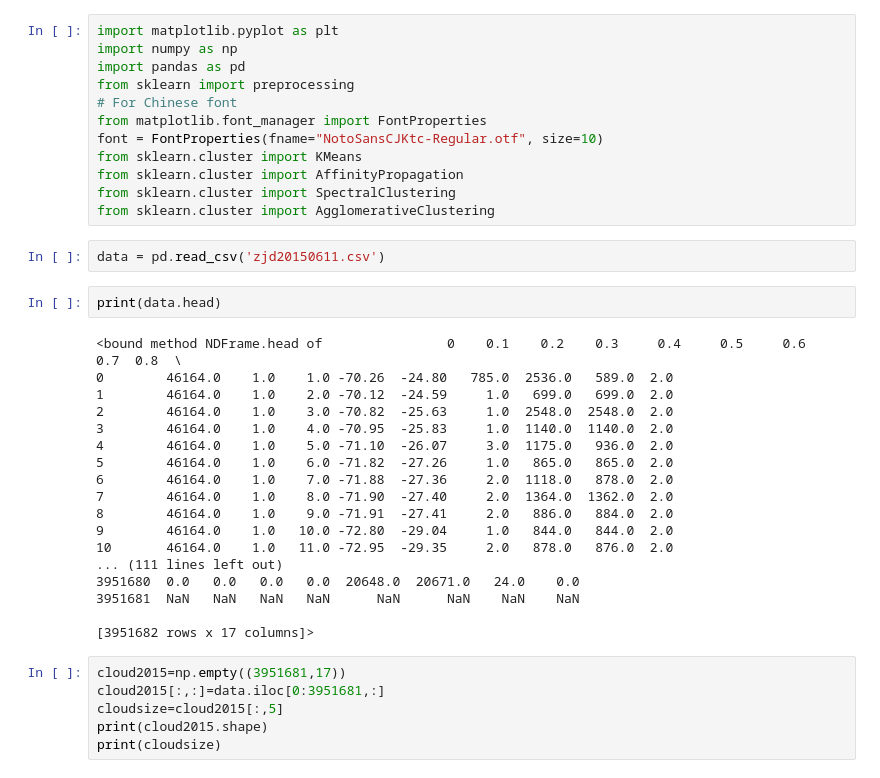
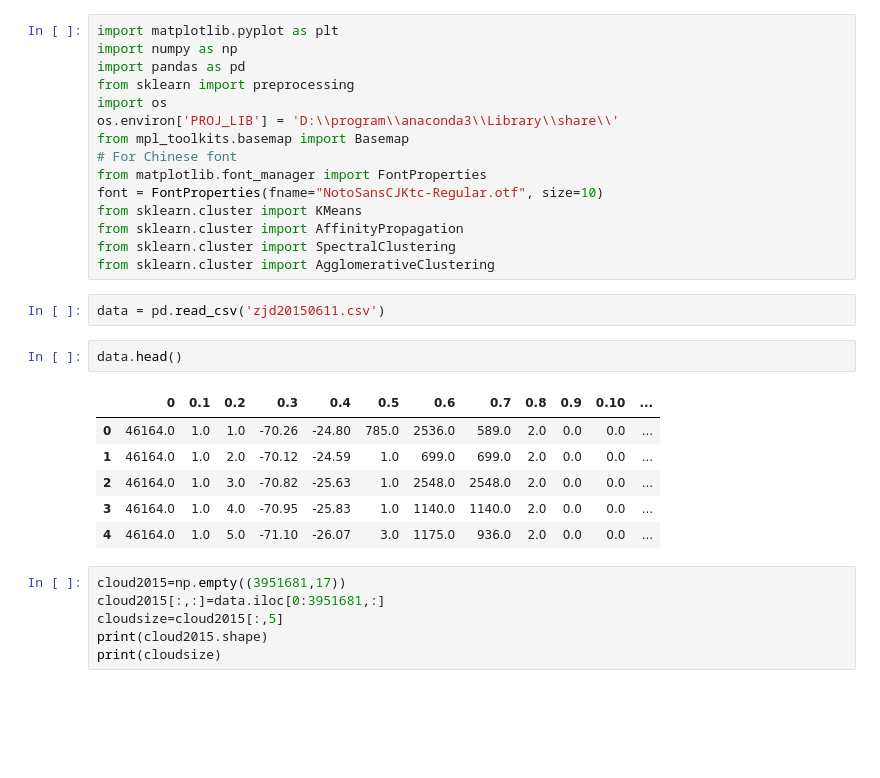
Before and after one commit to jerryjerry9/cloudsat_ml, a Jupyter notebook: Untitled.ipynb, the cells around one changed output. Drawn from its saved outputs; the diff is of its cells as text; blank space fills up the shorter version.

```diff
--- a/Untitled.ipynb
+++ b/Untitled.ipynb
@@ -3,6 +3,9 @@ import matplotlib.pyplot as plt
 import numpy as np
 import pandas as pd
 from sklearn import preprocessing
+import os
+os.environ['PROJ_LIB'] = 'D:\\program\\anaconda3\\Library\\share\\'
+from mpl_toolkits.basemap import Basemap
 # For Chinese font
 from matplotlib.font_manager import FontProperties
 font = FontProperties(fname="NotoSansCJKtc-Regular.otf", size=10)
@@ -12,26 +15,15 @@ from sklearn.cluster import SpectralClustering
 from sklearn.cluster import AgglomerativeClustering
 # %%
 data = pd.read_csv('zjd20150611.csv')
-# %%
-print(data.head)
-# %% [output]
-<bound method NDFrame.head of                0    0.1    0.2    0.3     0.4     0.5     0.6     0.7  0.8  \
-0        46164.0    1.0    1.0 -70.26  -24.80   785.0  2536.0   589.0  2.0
-1        46164.0    1.0    2.0 -70.12  -24.59     1.0   699.0   699.0  2.0
-2        46164.0    1.0    3.0 -70.82  -25.63     1.0  2548.0  2548.0  2.0
-3        46164.0    1.0    4.0 -70.95  -25.83     1.0  1140.0  1140.0  2.0
-4        46164.0    1.0    5.0 -71.10  -26.07     3.0  1175.0   936.0  2.0
-5        46164.0    1.0    6.0 -71.82  -27.26     1.0   865.0   865.0  2.0
-6        46164.0    1.0    7.0 -71.88  -27.36     2.0  1118.0   878.0  2.0
-7        46164.0    1.0    8.0 -71.90  -27.40     2.0  1364.0  1362.0  2.0
-8        46164.0    1.0    9.0 -71.91  -27.41     2.0   886.0   884.0  2.0
-9        46164.0    1.0   10.0 -72.80  -29.04     1.0   844.0   844.0  2.0
-10       46164.0    1.0   11.0 -72.95  -29.35     2.0   878.0   876.0  2.0
-... (111 lines left out)
-3951680  0.0   0.0   0.0   0.0  20648.0  20671.0   24.0    0.0
-3951681  NaN   NaN   NaN   NaN      NaN      NaN    NaN    NaN
-
-[3951682 rows x 17 columns]>
+# %%
+data.head()
+# %% [output]
+|  | 0 | 0.1 | 0.2 | 0.3 | 0.4 | 0.5 | 0.6 | 0.7 | 0.8 | 0.9 | 0.10 | ... |
+| 0 | 46164.0 | 1.0 | 1.0 | -70.26 | -24.80 | 785.0 | 2536.0 | 589.0 | 2.0 | 0.0 | 0.0 | ... |
+| 1 | 46164.0 | 1.0 | 2.0 | -70.12 | -24.59 | 1.0 | 699.0 | 699.0 | 2.0 | 0.0 | 0.0 | ... |
+| 2 | 46164.0 | 1.0 | 3.0 | -70.82 | -25.63 | 1.0 | 2548.0 | 2548.0 | 2.0 | 0.0 | 0.0 | ... |
+| 3 | 46164.0 | 1.0 | 4.0 | -70.95 | -25.83 | 1.0 | 1140.0 | 1140.0 | 2.0 | 0.0 | 0.0 | ... |
+| 4 | 46164.0 | 1.0 | 5.0 | -71.10 | -26.07 | 3.0 | 1175.0 | 936.0 | 2.0 | 0.0 | 0.0 | ... |
 # %%
 cloud2015=np.empty((3951681,17))
 cloud2015[:,:]=data.iloc[0:3951681,:]
```
Also changed, not shown: parts of 10 cells of this notebook.
